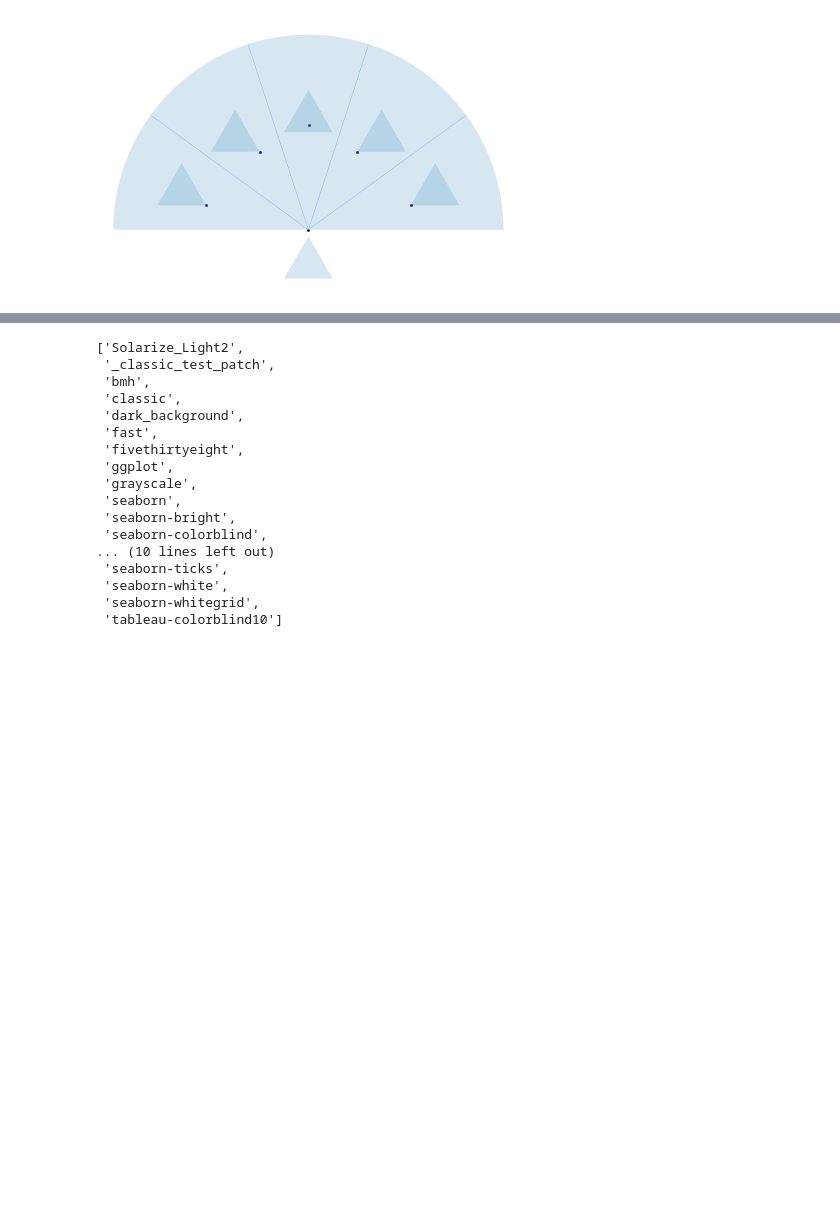
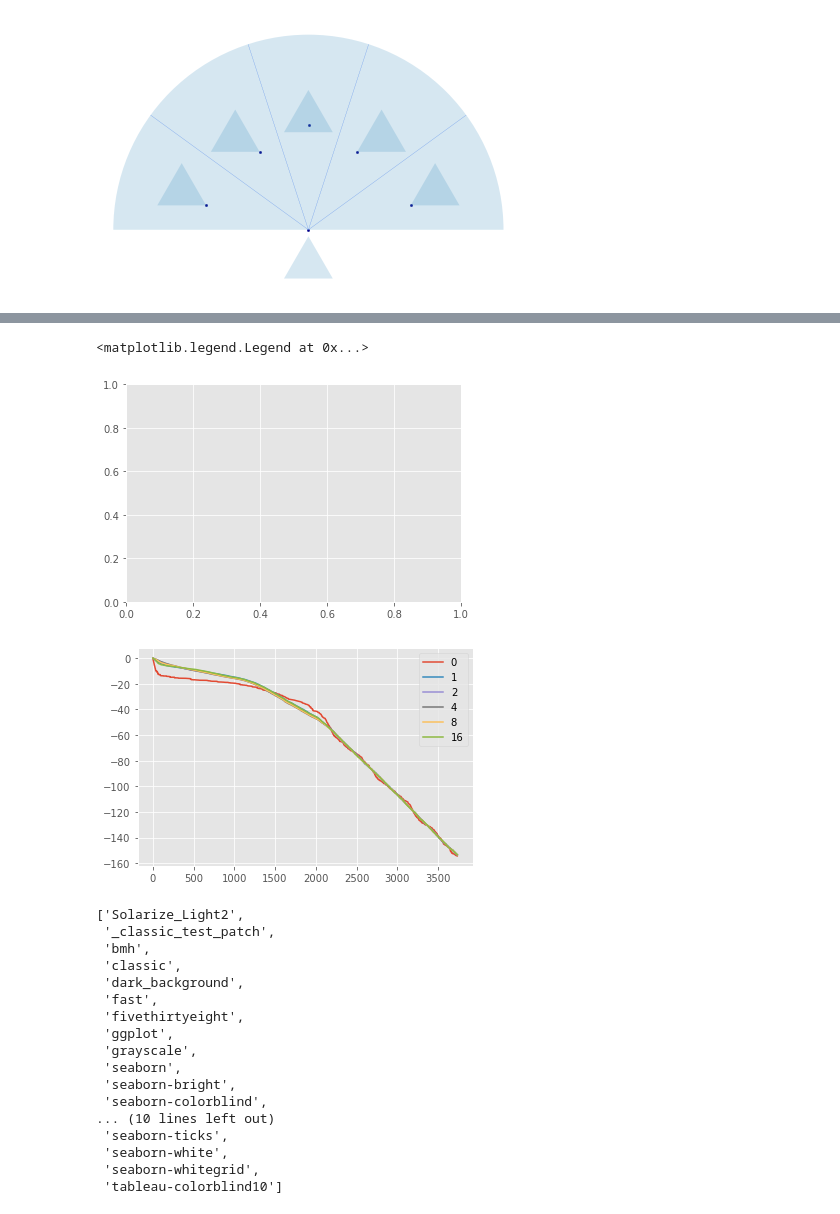
Before and after one commit to fbrand-new/reinforced-birds, a Jupyter notebook: AuxPlots.ipynb, the cells around one changed output, grey strips where cells are left out. Drawn from its saved outputs; the diff is of its cells as text; code cells hidden in the pictures; blank space fills up the shorter version.

```diff
--- a/AuxPlots.ipynb
+++ b/AuxPlots.ipynb
@@ -171,3 +192,24 @@ plot_policy("policy_evader.csv")
+# %%
+episodes_num = 5000
+states_num = 2**5-1
+index = ['Episode', 'State']
+df = pd.read_csv("value_pursuer.csv")
+#Keep 0, 1, 4, 8, 16
+df.set_index(index, inplace=True)
+df = df.loc[(slice(None),[0,1,2,4,8,16]),:]
+# %%
+fig, ax = plt.subplots()
+ax = df.loc[(slice(None),0),].plot(use_index=False)
+df.loc[(slice(None),1),].plot(use_index=False, ax=ax)
+df.loc[(slice(None),2),].plot(use_index=False, ax=ax)
+df.loc[(slice(None),4),].plot(use_index=False, ax=ax)
+df.loc[(slice(None),8),].plot(use_index=False, ax=ax)
+df.loc[(slice(None),16),].plot(use_index=False, ax=ax)
+ax.legend([0,1,2,4,8,16])
+# %% [output]
+<matplotlib.legend.Legend at 0x...>
+[figure, added]
+[figure, added]
 # %%
 plt.style.available
 # %% [output]
```
Also changed, not shown: parts of 11 cells of this notebook, 5 other files.
